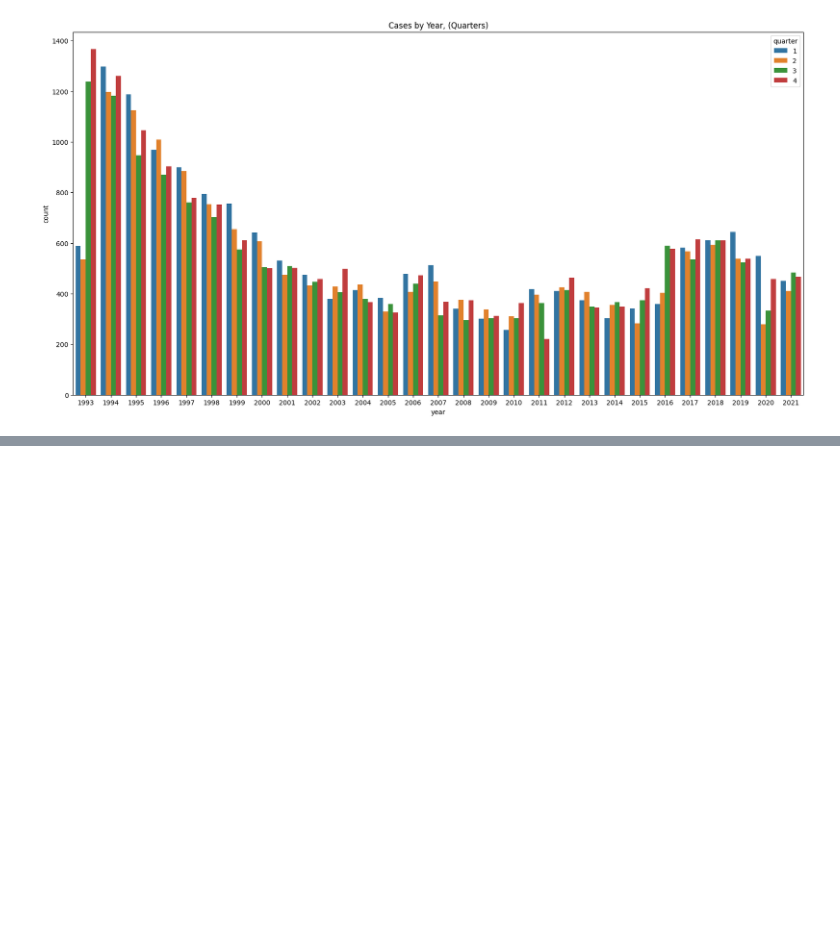
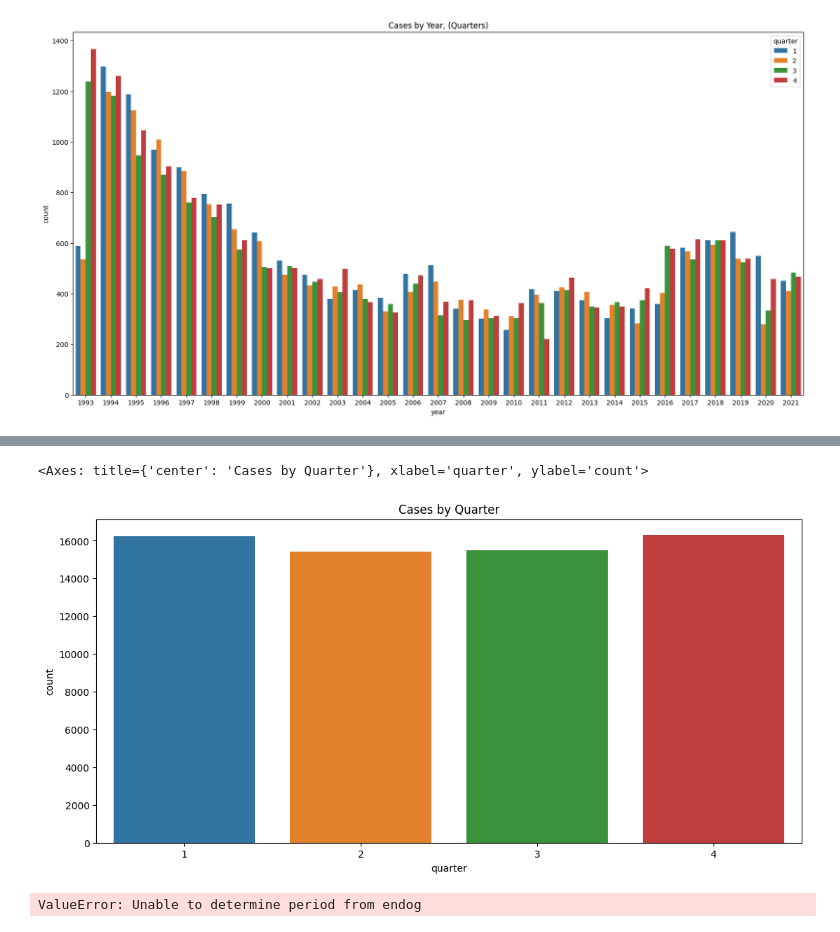
Before and after one commit to MarcusO17/NCVS2022Analysis, a Jupyter notebook: TimeSeriesAnalysis.ipynb, the cells around one changed output, grey strips where cells are left out. Cells and saved outputs as stored; diff of their text form; code cells hidden in the pictures; blank space fills up the shorter version.

```diff
--- a/TimeSeriesAnalysis.ipynb
+++ b/TimeSeriesAnalysis.ipynb
@@ -90,0 +97,18 @@ sns.countplot(x=df['year'],hue=df['quarter'],hue_order=['1','2','3','4'])
+# %%
+plt.figure(figsize=(13,6))
+plt.title('Cases by Quarter')
+sns.countplot(x=df['quarter'].sort_values())
+# %% [output]
+<Axes: title={'center': 'Cases by Quarter'}, xlabel='quarter', ylabel='count'>
+[figure, added]
+# %%
+from statsmodels.tsa.seasonal import STL
+
+# Perform time series decomposition
+decomposition = STL(time_df['rolling_avg'], seasonal=12)
+result = decomposition.fit()
+trend = result.trend
+seasonal = result.seasonal
+residual = result.resid
+# %% [output]
+ValueError: Unable to determine period from endog
```
Also changed, not shown: parts of 3 cells of this notebook.
